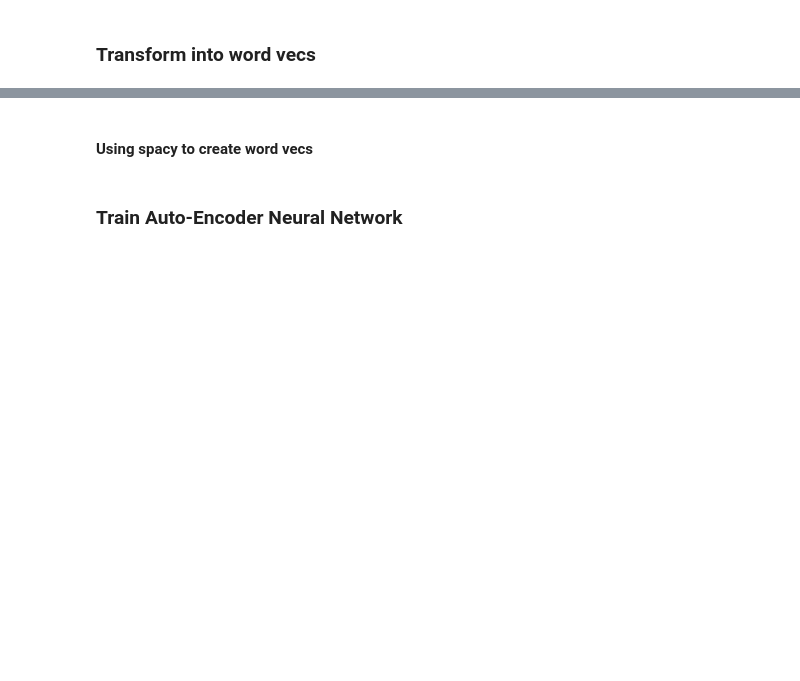
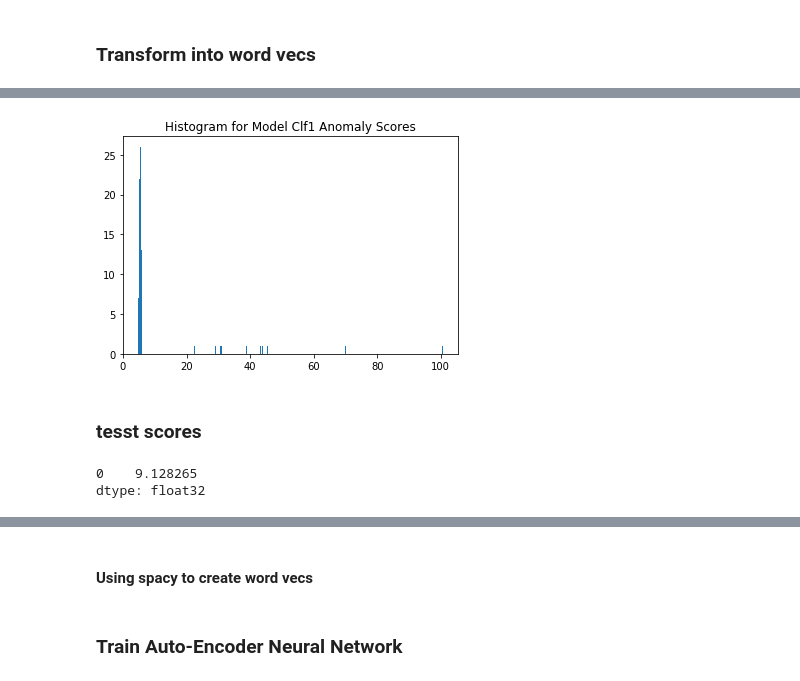
Before and after one commit to singhavneet447/avneet, a Jupyter notebook: NLP/NN 1-class.ipynb, the cells around one changed output, grey strips where cells are left out. Drawn from its saved outputs; the diff is of its cells as text; code cells hidden in the pictures; blank space fills up the shorter version.

```diff
--- a/NLP/NN 1-class.ipynb
+++ b/NLP/NN 1-class.ipynb
@@ -150,0 +286,9 @@ doc2vec_vectors = doc2vec_tr.transform(datadf)
+# %%
+from sklearn.model_selection import train_test_split
+X = doc2vec_vectors
+y = datadf['Class Label']
+
+X_train, X_test, y_train, y_test = train_test_split(X, y, test_size=0.20, random_state=47)
+# %%
+clf1 = AutoEncoder(hidden_neurons =[600, 150, 150, 600])
+clf1.fit(X_train)
@@ -150,0 +319,26 @@ doc2vec_vectors = doc2vec_tr.transform(datadf)
+# %%
+# Get the outlier scores for the train data
+y_train_scores = clf1.decision_scores_
+
+# Predict the anomaly scores
+y_test_scores = clf1.decision_function(X_test)  # outlier scores
+y_test_scores = pd.Series(y_test_scores)
+
+# Plot it!
+import matplotlib.pyplot as plt
+plt.hist(y_test_scores, bins='auto')
+plt.title("Histogram for Model Clf1 Anomaly Scores")
+plt.show()
+# %% [output]
+[figure, added]
+# %% [markdown]
+### tesst scores
+# %%
+test_vec
+# Predict the anomaly scores
+test_vec_scores = clf1.decision_function(test_vec[5])  # outlier scores
+test_vec_scores = pd.Series(test_vec_scores)
+test_vec_scores
+# %% [output]
+0    9.128265
+dtype: float32
```
Also changed, not shown: parts of 37 cells of this notebook.
